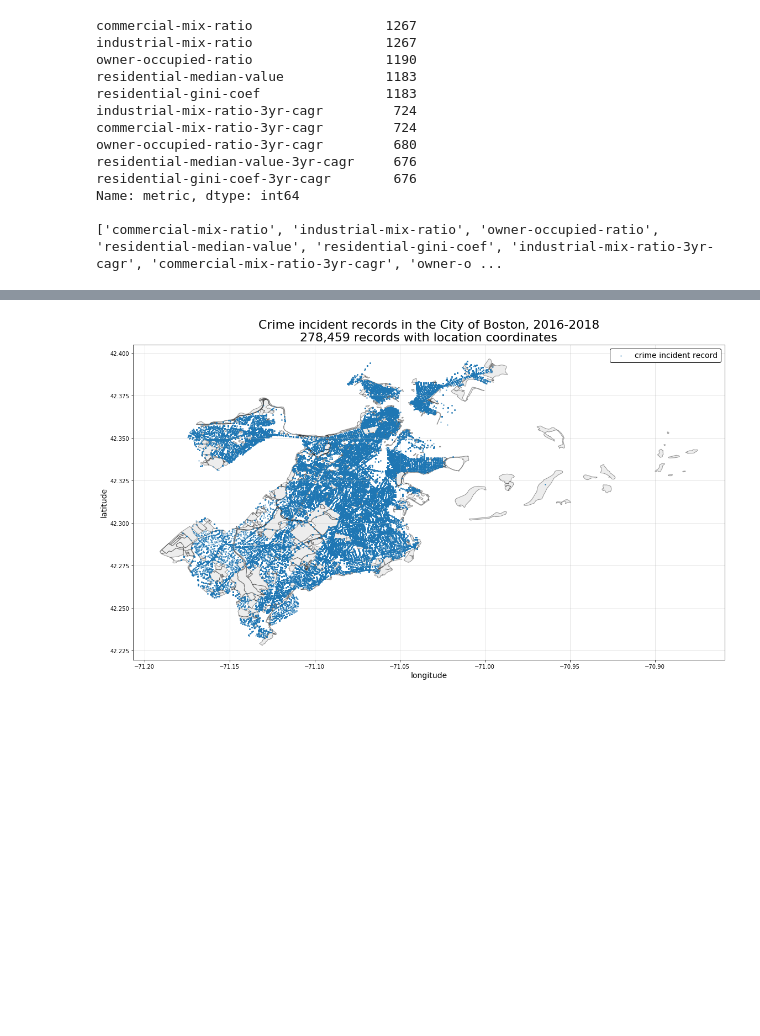
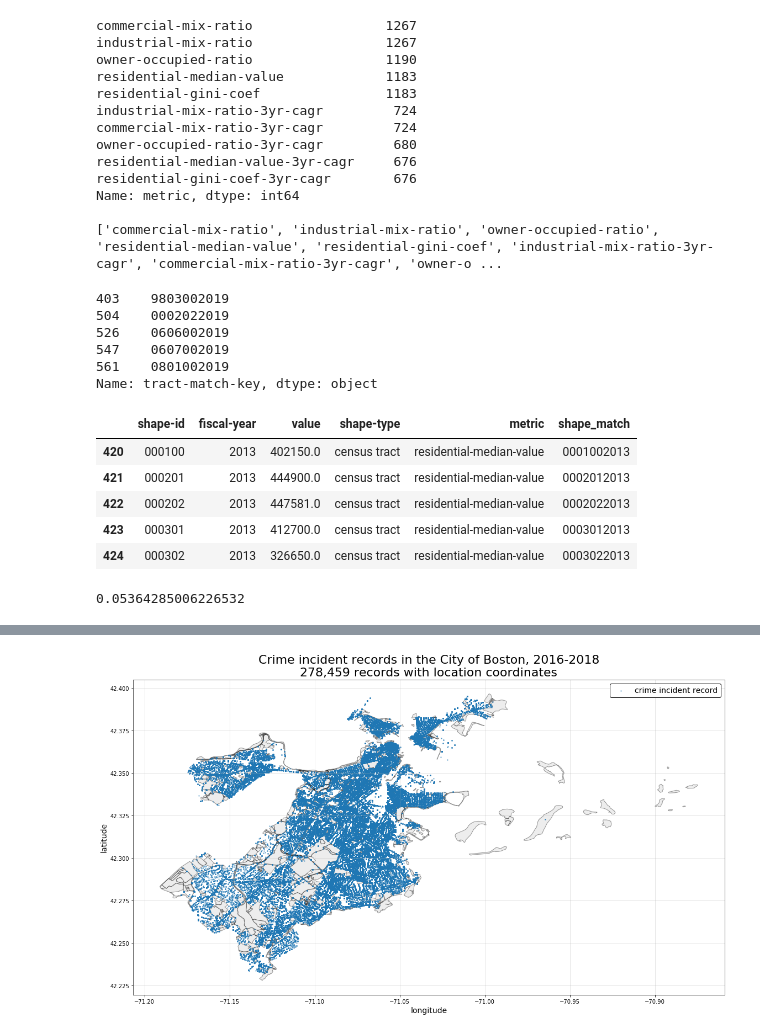
Before and after one commit to sedelmeyer/predicting-crime, a Jupyter notebook: notebooks/009_EDA_crime_incident_reports.ipynb, the cells around one changed output, grey strips where cells are left out. Cells and saved outputs as stored; diff of their text form; code cells hidden in the pictures; blank space fills up the shorter version.

Commit message:
eda(crime): finish dataset cleanse and add property features

```diff
--- a/notebooks/009_EDA_crime_incident_reports.ipynb
+++ b/notebooks/009_EDA_crime_incident_reports.ipynb
@@ -1615,0 +1617,28 @@ Name: metric, dtype: int64
+# %%
+crime_df['tract-match-key'] = (crime_df['TRACTCE10'].astype(str) + crime_df['year'].astype(str)).values
+
+crime_df['tract-match-key'].head()
+# %% [output]
+403    9803002019
+504    0002022019
+526    0606002019
+547    0607002019
+561    0801002019
+Name: tract-match-key, dtype: object
+# %%
+df_feat_prop['shape_match'] = (df_feat_prop['shape-id'].astype(str) + df_feat_prop['fiscal-year'].astype(str)).values
+df_feat_prop.head()
+# %% [output]
+|  | shape-id | fiscal-year | value | shape-type | metric | shape_match |
+| 420 | 000100 | 2013 | 402150.0 | census tract | residential-median-value | 0001002013 |
+| 421 | 000201 | 2013 | 444900.0 | census tract | residential-median-value | 0002012013 |
+| 422 | 000202 | 2013 | 447581.0 | census tract | residential-median-value | 0002022013 |
+| 423 | 000301 | 2013 | 412700.0 | census tract | residential-median-value | 0003012013 |
+| 424 | 000302 | 2013 | 326650.0 | census tract | residential-median-value | 0003022013 |
+# %%
+df_feat_prop.loc[
+            (df_feat_prop['metric']==prop_metrics_list[0]) &
+            (df_feat_prop['shape_match']==shape_match_array[20])
+        ]['value'].iloc[0]
+# %% [output]
+0.05364285006226532
```
Also changed, not shown: parts of 7 cells of this notebook.
